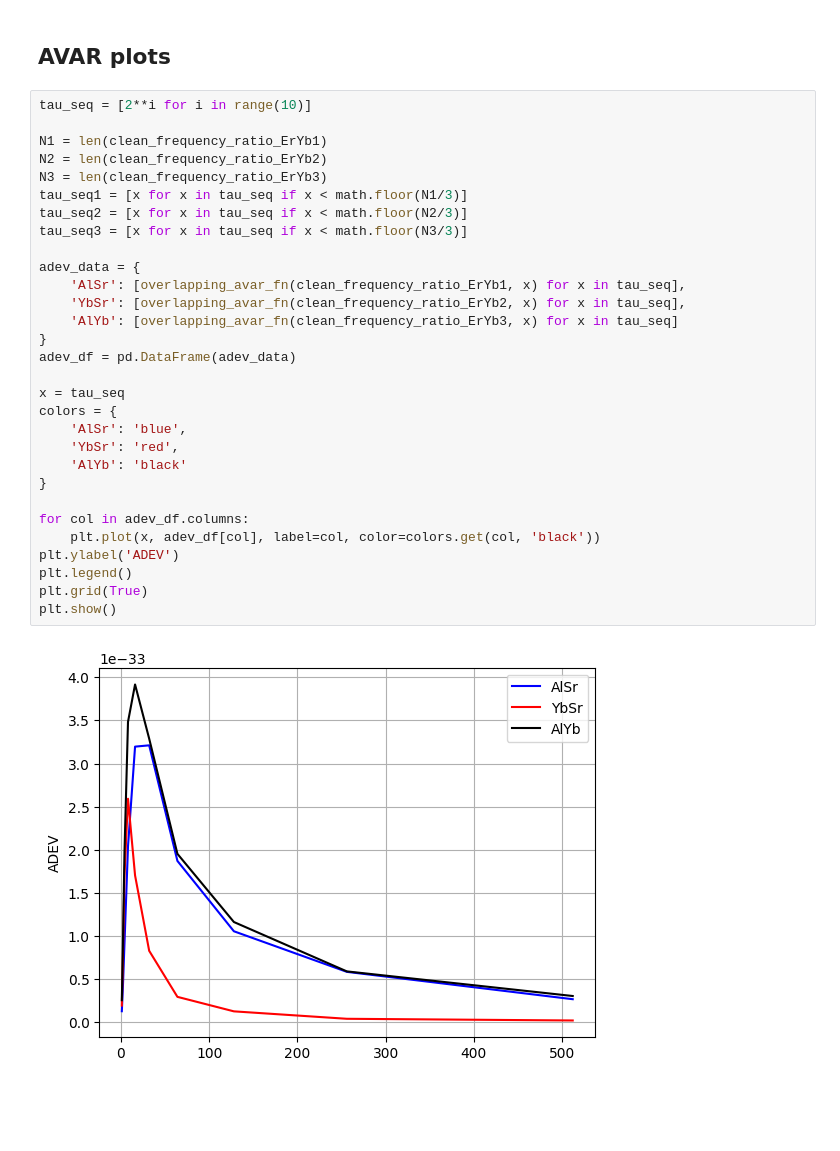
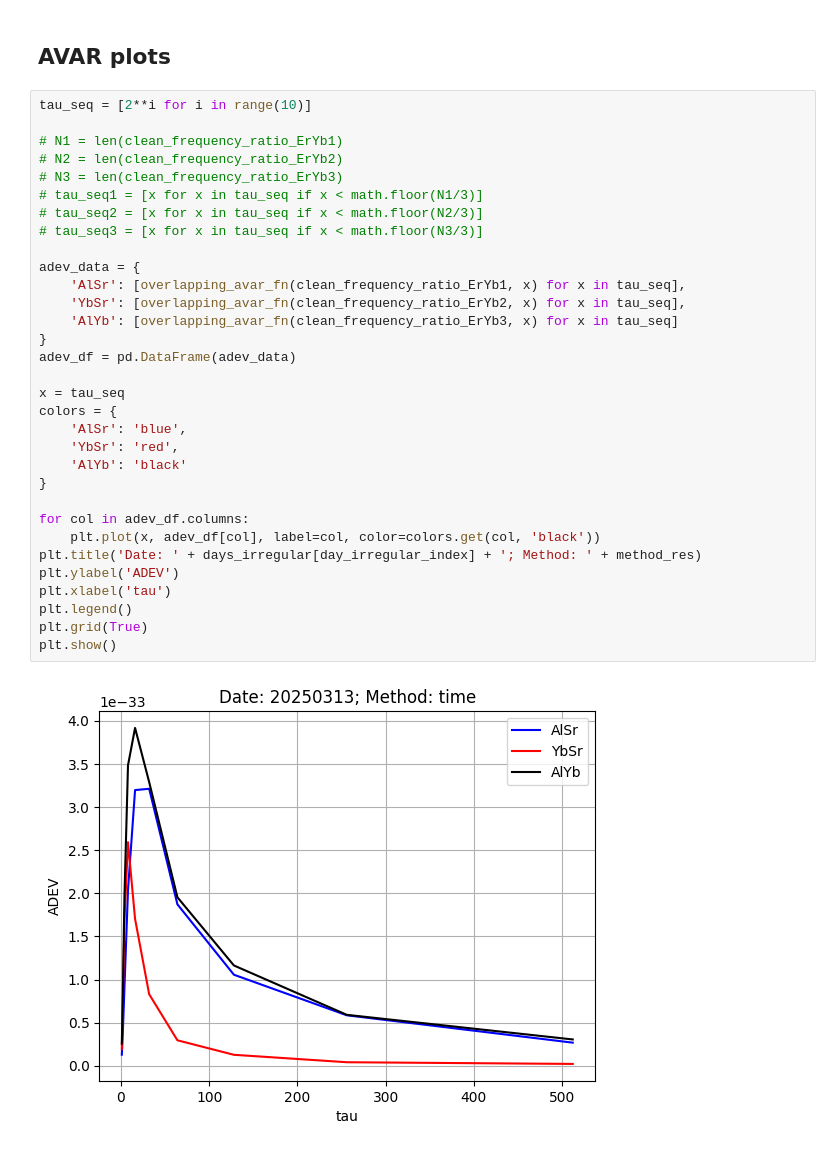
Before and after one commit to caitberry/atomic-clock, a Jupyter notebook: st-interp/NIST_TN/kalman_investigation.ipynb, the cells around one changed output. Drawn from its saved outputs; the diff is of its cells as text; blank space fills up the shorter version.

Commit message:
fix typos and edit adev plot

```diff
--- a/st-interp/NIST_TN/kalman_investigation.ipynb
+++ b/st-interp/NIST_TN/kalman_investigation.ipynb
@@ -521,32 +521,34 @@ Al+/Yb ADEV with tau= 3552 :  3.5600E-18
 # %%
 tau_seq = [2**i for i in range(10)]
 
-N1 = len(clean_frequency_ratio_ErYb1)
-N2 = len(clean_frequency_ratio_ErYb2)
-N3 = len(clean_frequency_ratio_ErYb3)
-tau_seq1 = [x for x in tau_seq if x < math.floor(N1/3)]
-tau_seq2 = [x for x in tau_seq if x < math.floor(N2/3)]
-tau_seq3 = [x for x in tau_seq if x < math.floor(N3/3)]
+# N1 = len(clean_frequency_ratio_ErYb1)
+# N2 = len(clean_frequency_ratio_ErYb2)
+# N3 = len(clean_frequency_ratio_ErYb3)
+# tau_seq1 = [x for x in tau_seq if x < math.floor(N1/3)]
+# tau_seq2 = [x for x in tau_seq if x < math.floor(N2/3)]
+# tau_seq3 = [x for x in tau_seq if x < math.floor(N3/3)]
 
 adev_data = {
     'AlSr': [overlapping_avar_fn(clean_frequency_ratio_ErYb1, x) for x in tau_seq],
     'YbSr': [overlapping_avar_fn(clean_frequency_ratio_ErYb2, x) for x in tau_seq],
     'AlYb': [overlapping_avar_fn(clean_frequency_ratio_ErYb3, x) for x in tau_seq]
 }
 adev_df = pd.DataFrame(adev_data)
 
 x = tau_seq
 colors = {
     'AlSr': 'blue',
     'YbSr': 'red',
     'AlYb': 'black'
 }
 
 for col in adev_df.columns:
     plt.plot(x, adev_df[col], label=col, color=colors.get(col, 'black'))
+plt.title('Date: ' + days_irregular[day_irregular_index] + '; Method: ' + method_res)
 plt.ylabel('ADEV')
+plt.xlabel('tau')
 plt.legend()
 plt.grid(True)
 plt.show()
 # %% [output]
-[figure, old version]
+[figure, new version]
```
Also changed, not shown: parts of 1 cell of this notebook, 1 other file.
